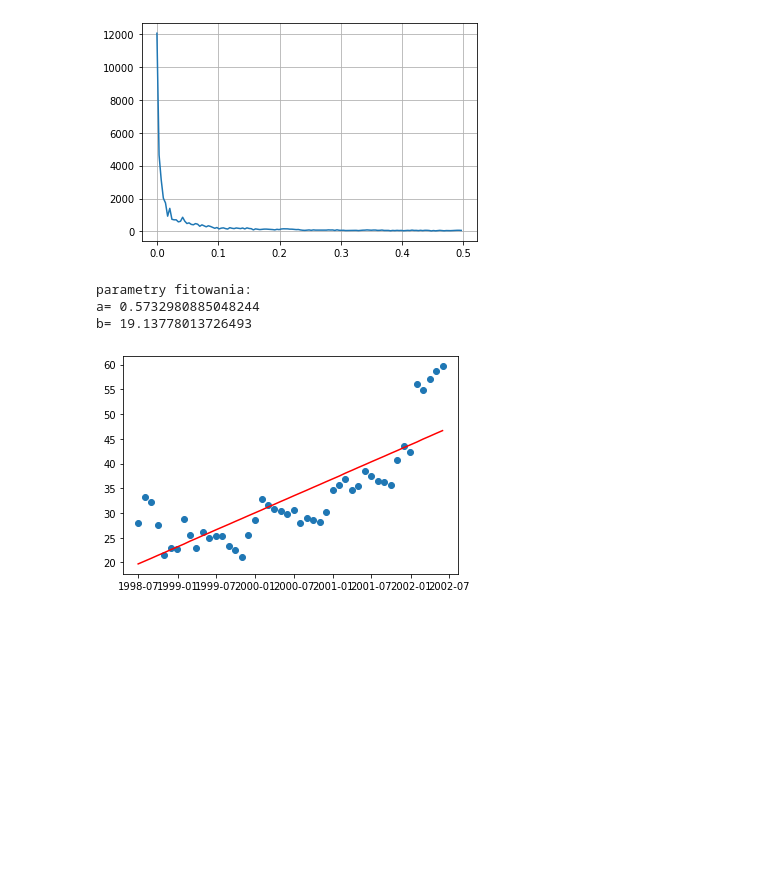
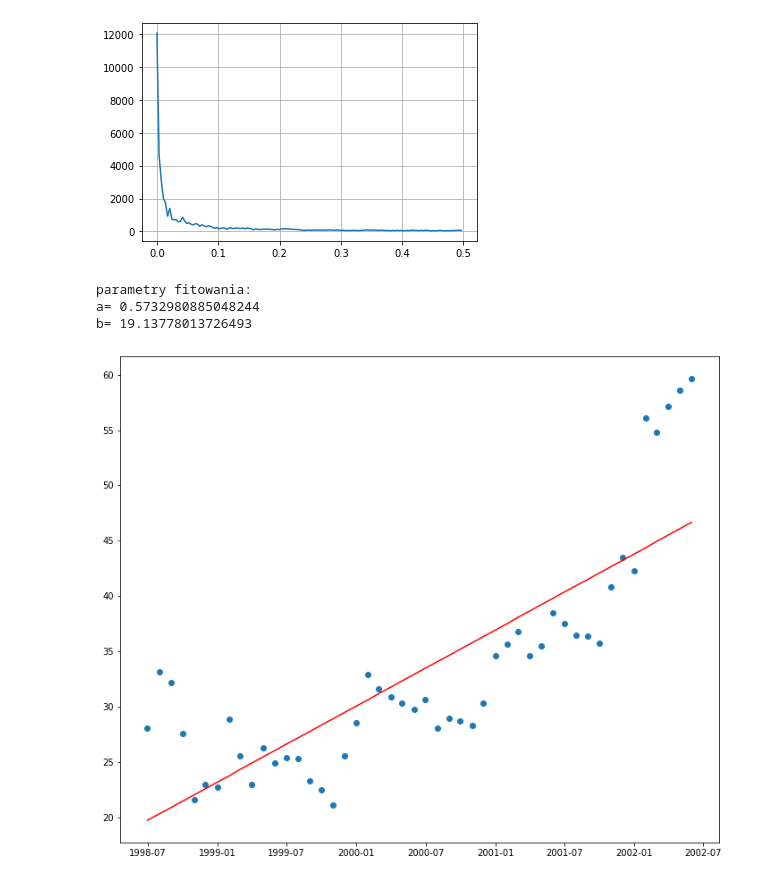
Before and after one commit to patrycjakalinska/stock-interpolation-aproximation, a Jupyter notebook: stock_interpolation_aproximation.ipynb, the cells around one changed output. Drawn from its saved outputs; the diff is of its cells as text; code cells hidden in the pictures; blank space fills up the shorter version.

```diff
--- a/stock_interpolation_aproximation.ipynb
+++ b/stock_interpolation_aproximation.ipynb
@@ -290,26 +314,27 @@ plt.show()
 # %%
 a = 2000
 b=440
 
 fitdata1 = df1.iloc[:48,0]
 fitx1 = np.linspace(1,48,48)
 fitvalue1 = df1.iloc[:48,2]
 
 
 def func(t, a, b):
   return a*t + b
 
 p0 = [0,0]
 fit_params, covariance_matrix = curve_fit(func, fitx1, fitvalue1, p0 = p0)
 print("parametry fitowania: \na=", fit_params[0], "\nb=", fit_params[1])
+plt.figure(figsize=(12,10))
 plt.scatter(fitdata1,fitvalue1)
 plt.plot(fitdata1,func(fitx1, *fit_params), 'r')
 plt.show()
 # %% [output]
 parametry fitowania:
 a= 0.5732980885048244
 b= 19.13778013726493
-[figure, old version]
+[figure, new version]
 # %%
 a = 2000
 b=440
```
Also changed, not shown: parts of 4 cells of this notebook.
